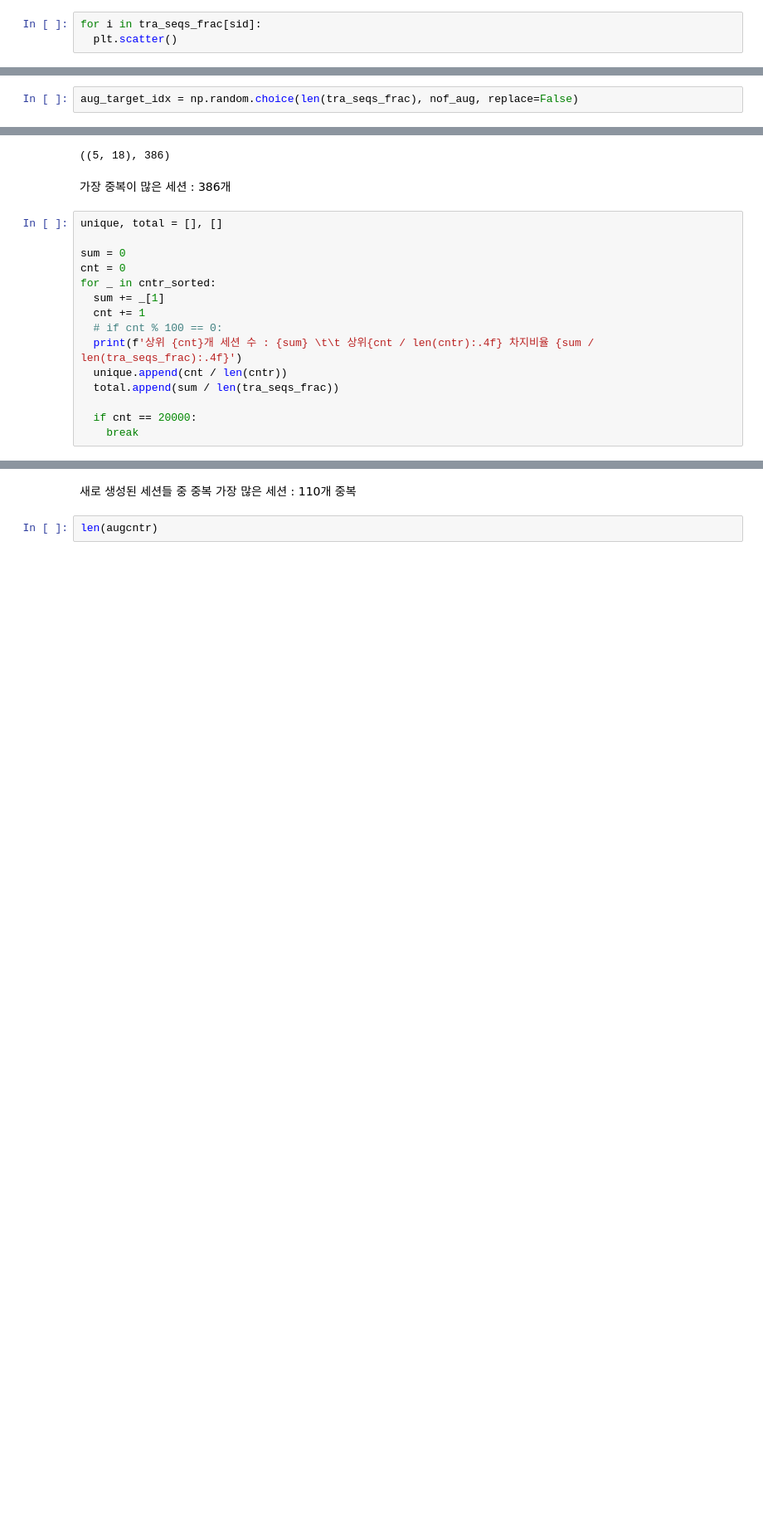
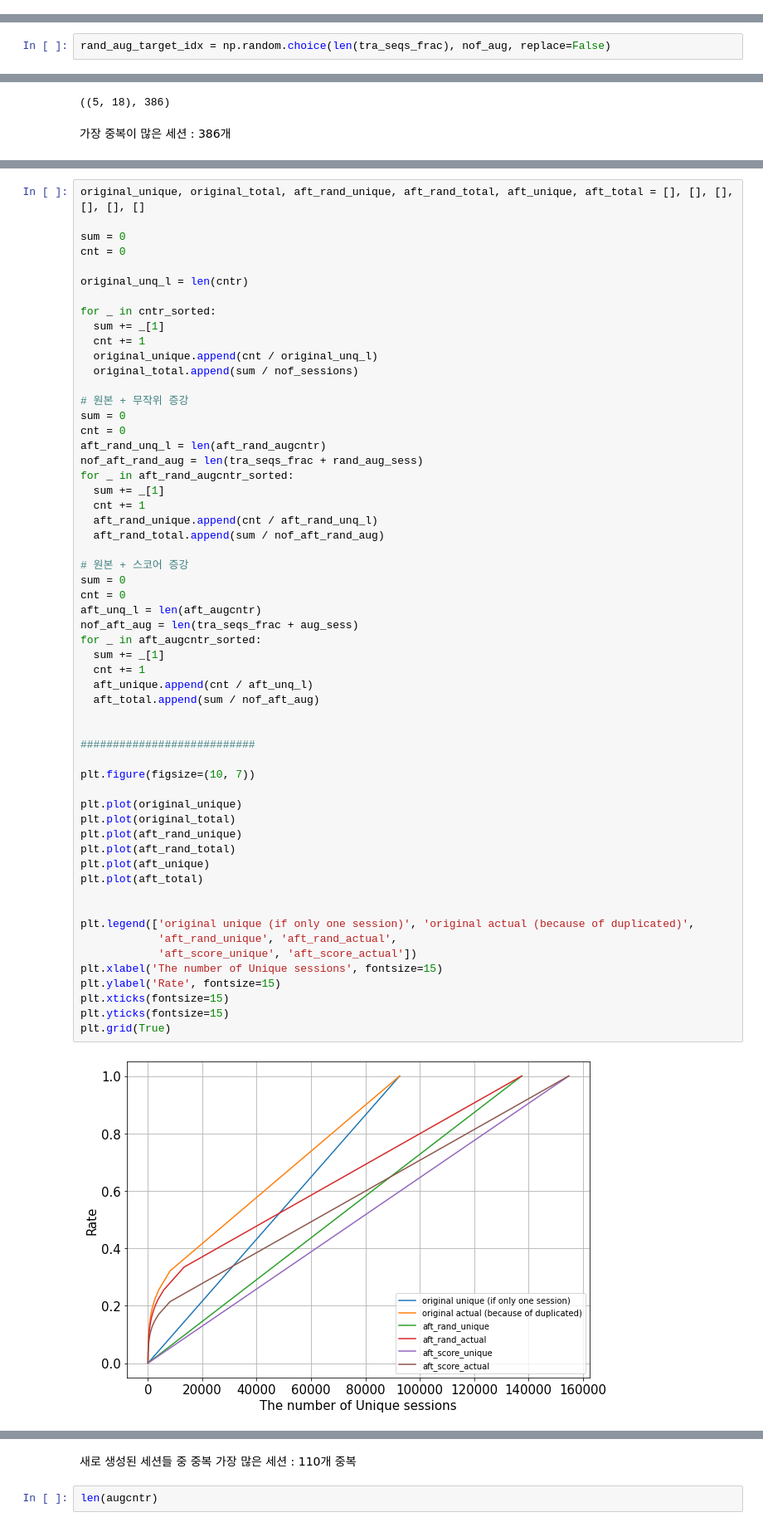
Before and after one commit to kyeongchan92/DA-for-SBR, a Jupyter notebook: main.ipynb, the cells around one changed output, grey strips where cells are left out. Shown: that part at 83% size. Drawn from its saved outputs; the diff is of its cells as text; blank space fills up the shorter version.

```diff
--- a/main.ipynb
+++ b/main.ipynb
@@ -313,3 +179,0 @@ tra_seqs_frac[sid]
-# %%
-for i in tra_seqs_frac[sid]:
-  plt.scatter()
@@ -762,6 +629,6 @@ score mean: 0.09
 # %% [markdown]
 ## 3-3 무작위 증강
 # %%
-aug_target_idx = np.random.choice(len(tra_seqs_frac), nof_aug, replace=False)
+rand_aug_target_idx = np.random.choice(len(tra_seqs_frac), nof_aug, replace=False)
 # %%
 cnt = 0  # 증강 성공할때마다 하나씩 카운트
@@ -863,18 +813,3 @@ print(cntr_sorted[0])
 ((5, 18), 386)
 # %% [markdown]
 가장 중복이 많은 세션 : 386개
-# %%
-unique, total = [], []
-
-sum = 0
-cnt = 0
-for _ in cntr_sorted:
-  sum += _[1]
-  cnt += 1
-  # if cnt % 100 == 0:
-  print(f'상위 {cnt}개 세션 수 : {sum} \t\t 상위{cnt / len(cntr):.4f} 차지비율 {sum / len(tra_seqs_frac):.4f}')
-  unique.append(cnt / len(cntr))
-  total.append(sum / len(tra_seqs_frac))
-
-  if cnt == 20000:
-    break
@@ -913,0 +856,59 @@ augcntr_sorted[:20]
+# %%
+original_unique, original_total, aft_rand_unique, aft_rand_total, aft_unique, aft_total = [], [], [], [], [], []
+
+sum = 0
+cnt = 0
+
+original_unq_l = len(cntr)
+
+for _ in cntr_sorted:
+  sum += _[1]
+  cnt += 1
+  original_unique.append(cnt / original_unq_l)
+  original_total.append(sum / nof_sessions)
+
+# 원본 + 무작위 증강
+sum = 0
+cnt = 0
+aft_rand_unq_l = len(aft_rand_augcntr)
+nof_aft_rand_aug = len(tra_seqs_frac + rand_aug_sess)
+for _ in aft_rand_augcntr_sorted:
+  sum += _[1]
+  cnt += 1
+  aft_rand_unique.append(cnt / aft_rand_unq_l)
+  aft_rand_total.append(sum / nof_aft_rand_aug)
+
+# 원본 + 스코어 증강
+sum = 0
+cnt = 0
+aft_unq_l = len(aft_augcntr)
+nof_aft_aug = len(tra_seqs_frac + aug_sess)
+for _ in aft_augcntr_sorted:
+  sum += _[1]
+  cnt += 1
+  aft_unique.append(cnt / aft_unq_l)
+  aft_total.append(sum / nof_aft_aug)
+
+
+###########################
+
+plt.figure(figsize=(10, 7))
+
+plt.plot(original_unique)
+plt.plot(original_total)
+plt.plot(aft_rand_unique)
+plt.plot(aft_rand_total)
+plt.plot(aft_unique)
+plt.plot(aft_total)
+
+
+plt.legend(['original unique (if only one session)', 'original actual (because of duplicated)',
+            'aft_rand_unique', 'aft_rand_actual',
+            'aft_score_unique', 'aft_score_actual'])
+plt.xlabel('The number of Unique sessions', fontsize=15)
+plt.ylabel('Rate', fontsize=15)
+plt.xticks(fontsize=15)
+plt.yticks(fontsize=15)
+plt.grid(True)
+# %% [output]
+[figure, added]
```
Also changed, not shown: parts of 58 cells of this notebook.
